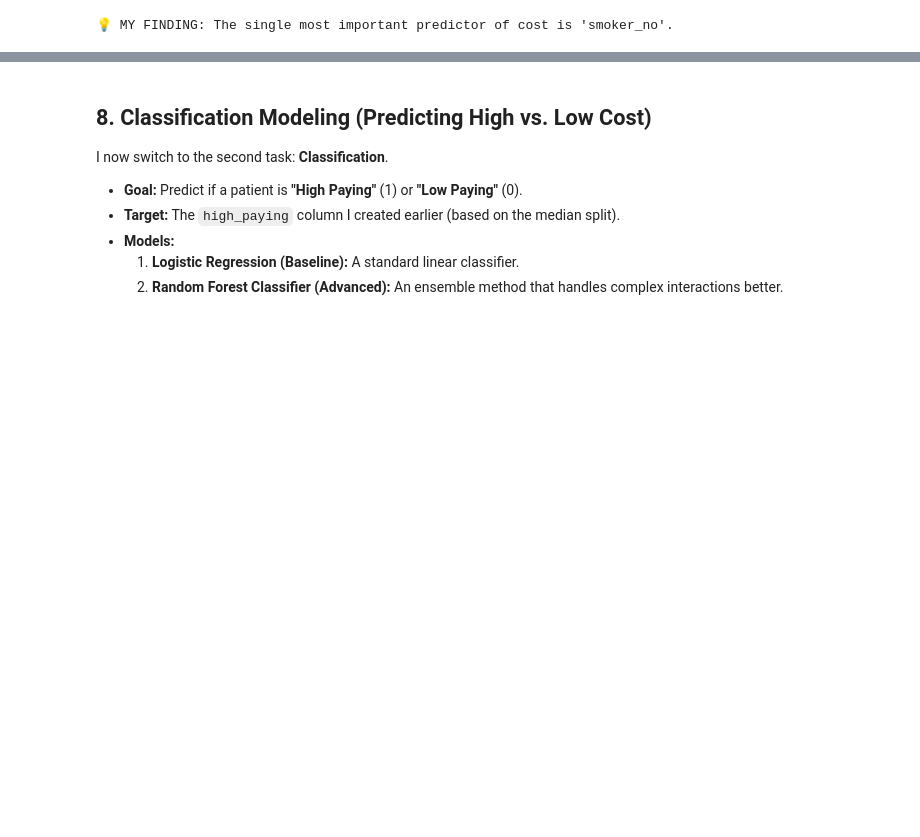
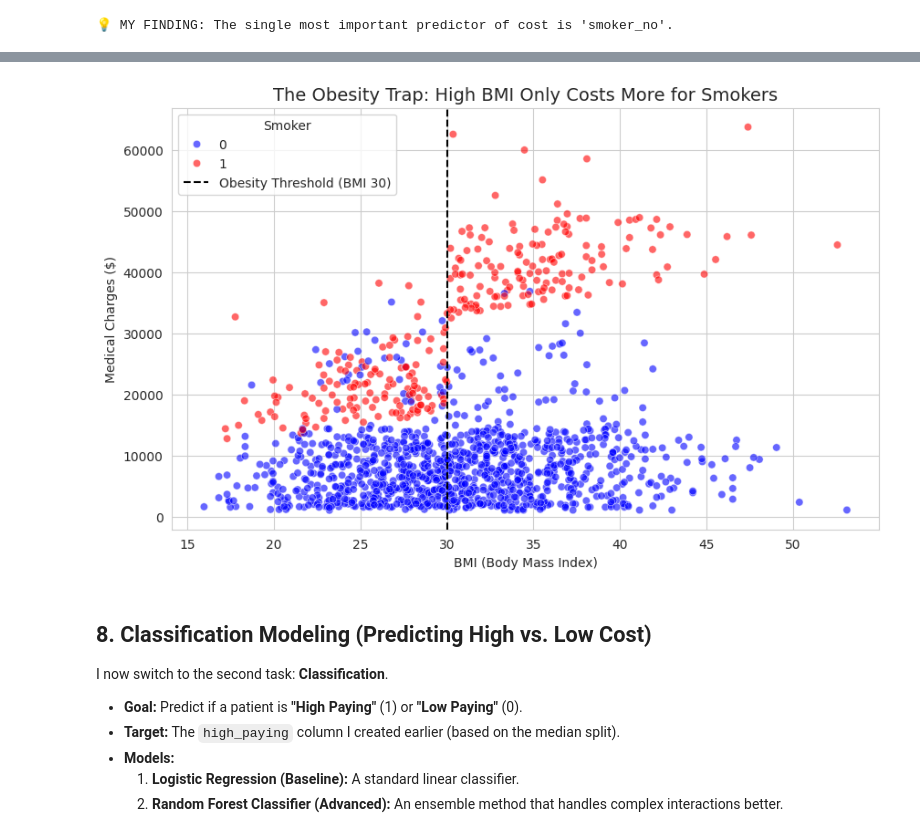
Before and after one commit to daraadeniyi3116-create/ACCESS-6.0-SAP-Data-Science-Track, a Jupyter notebook: Capstone_Project/Medical_Insurance_Cost_Dataset_Supervised_Learning.ipynb, the cells around one changed output, grey strips where cells are left out. Drawn from its saved outputs; the diff is of its cells as text; code cells hidden in the pictures; blank space fills up the shorter version.

Commit message:
Updated charts and conclusion

```diff
--- a/Capstone_Project/Medical_Insurance_Cost_Dataset_Supervised_Learning.ipynb
+++ b/Capstone_Project/Medical_Insurance_Cost_Dataset_Supervised_Learning.ipynb
@@ -407,3 +414,18 @@ Passing `palette` without assigning `hue` is deprecated and will be removed in v
+# %%
+# --- VISUALIZATION FOR SLIDE 5: THE OBESITY TRAP ---
+plt.figure(figsize=(10, 6))
+sns.scatterplot(data=df, x='bmi', y='charges', hue='smoker', palette=['blue', 'red'], alpha=0.6)
+
+# Add a vertical line at BMI 30 (The Obesity Threshold)
+plt.axvline(x=30, color='black', linestyle='--', label='Obesity Threshold (BMI 30)')
+
+plt.title('The Obesity Trap: High BMI Only Costs More for Smokers', fontsize=14)
+plt.xlabel('BMI (Body Mass Index)')
+plt.ylabel('Medical Charges ($)')
+plt.legend(title='Smoker')
+plt.show()
+# %% [output]
+[figure, added]
 # %% [markdown]
 ## 8. Classification Modeling (Predicting High vs. Low Cost)
 I now switch to the second task: **Classification**.
```
Also changed, not shown: parts of 2 cells of this notebook.
